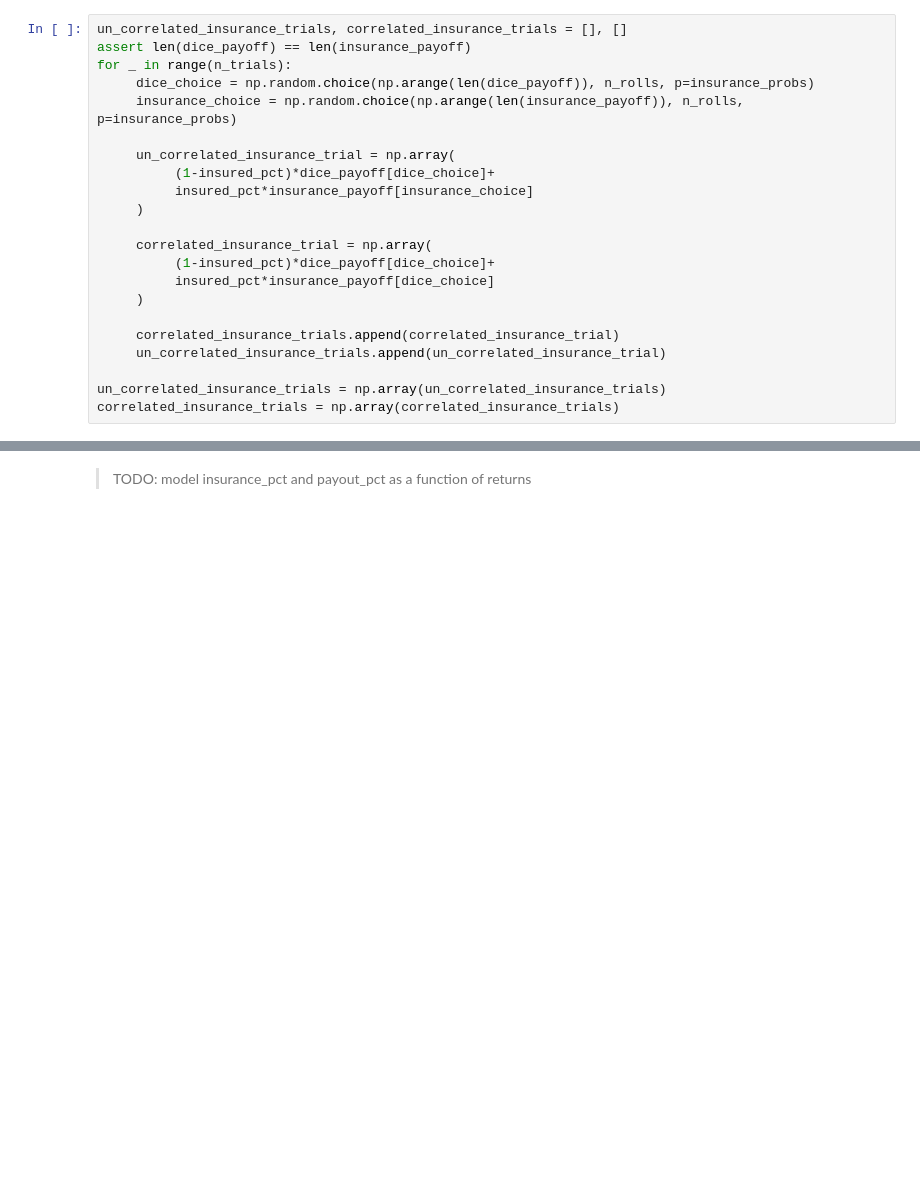
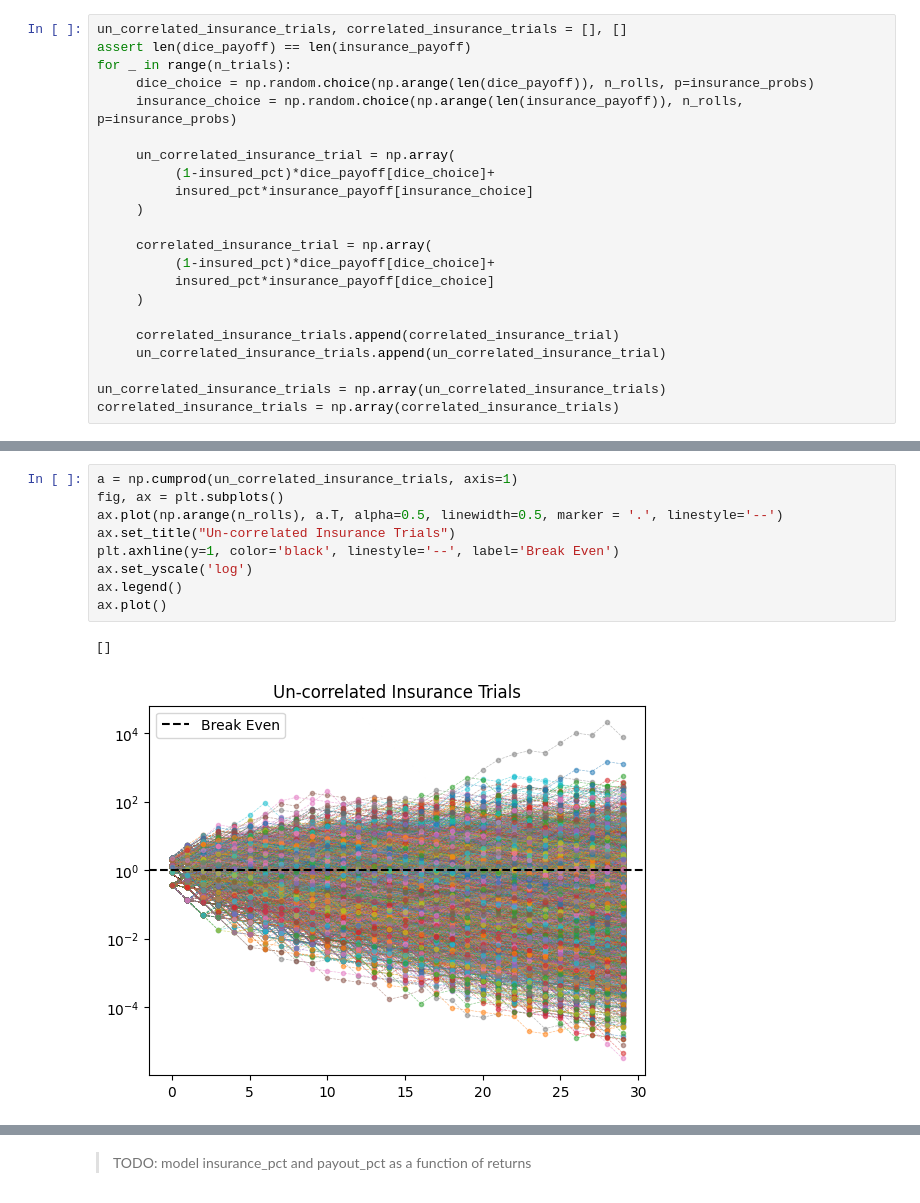
Before and after one commit to jovsa/safe-haven-reproduction, a Jupyter notebook: eternal_return.ipynb, the cells around one changed output, grey strips where cells are left out. Drawn from its saved outputs; the diff is of its cells as text; blank space fills up the shorter version.

```diff
--- a/eternal_return.ipynb
+++ b/eternal_return.ipynb
@@ -151,0 +153,12 @@ Un-correlated Insurance Arithmetic CAGR: 2.80%
+# %%
+a = np.cumprod(un_correlated_insurance_trials, axis=1)
+fig, ax = plt.subplots()
+ax.plot(np.arange(n_rolls), a.T, alpha=0.5, linewidth=0.5, marker = '.', linestyle='--')
+ax.set_title("Un-correlated Insurance Trials")
+plt.axhline(y=1, color='black', linestyle='--', label='Break Even')
+ax.set_yscale('log')
+ax.legend()
+ax.plot()
+# %% [output]
+[]
+[figure, added]
```
Also changed, not shown: parts of 5 cells of this notebook.
